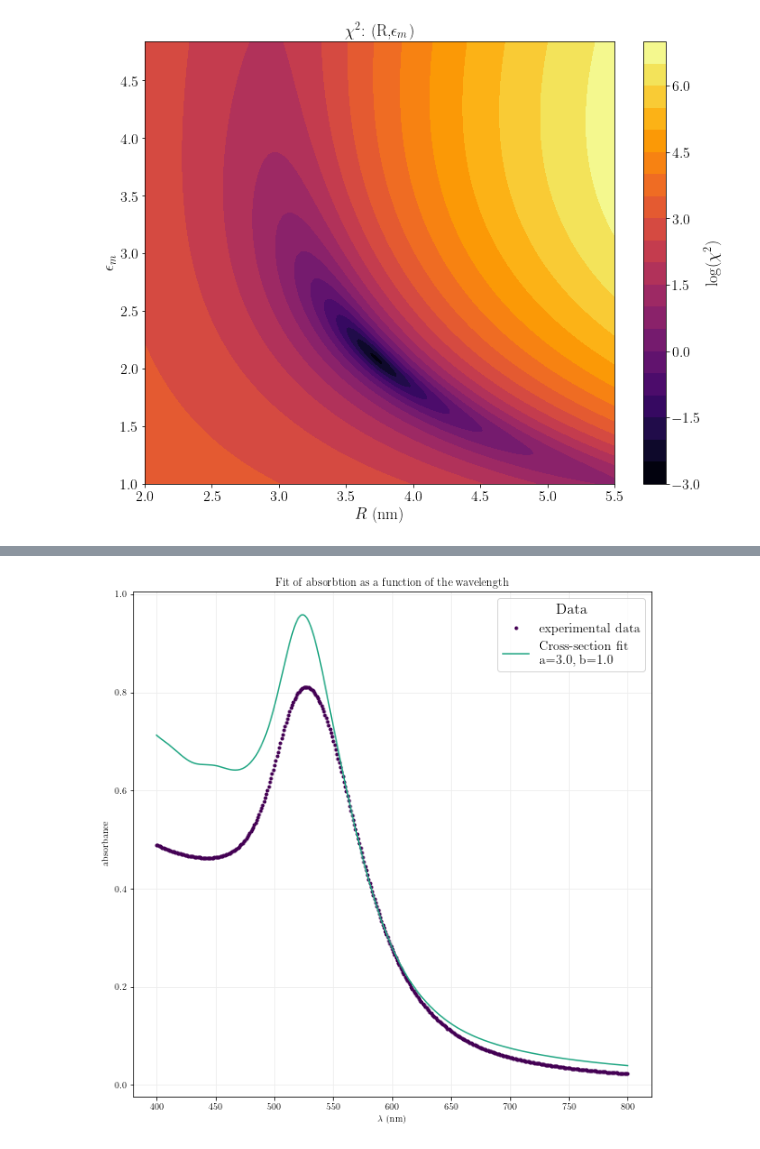
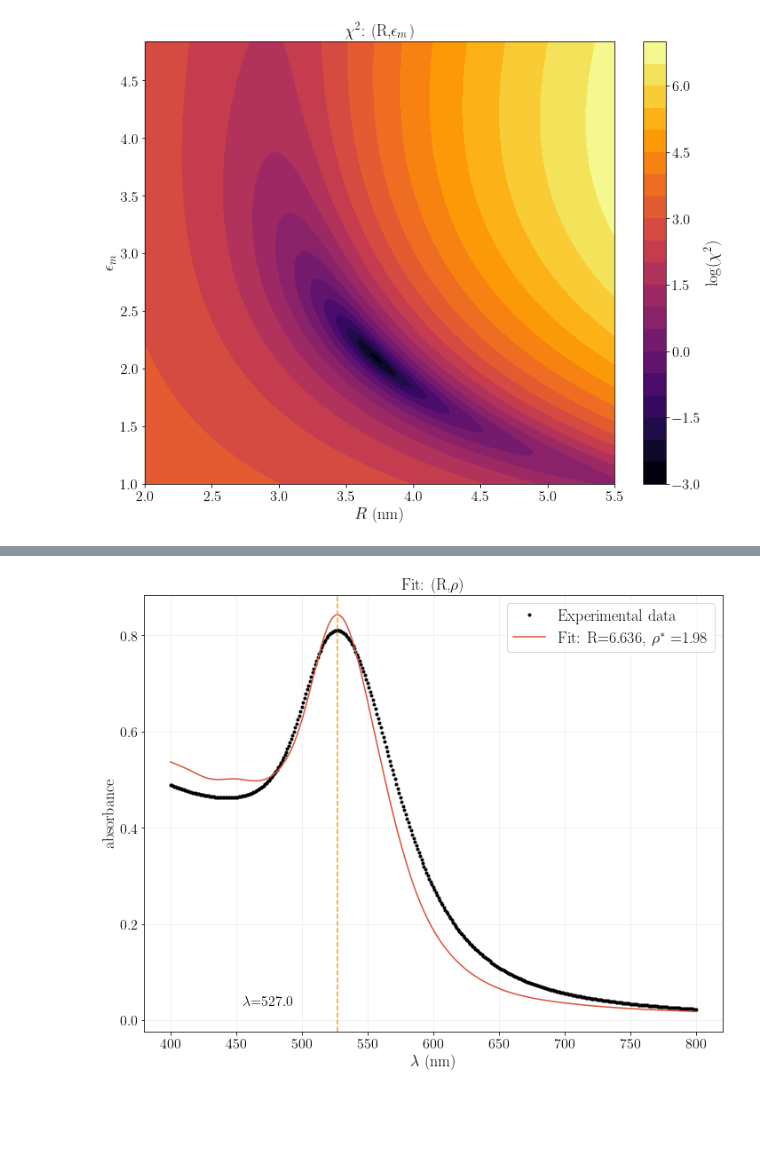
Before and after one commit to azzzoto/NANOPHYSICS_LAB, a Jupyter notebook: labo_1.ipynb, the cells around one changed output, grey strips where cells are left out. Saved outputs shown, nothing was run; the diff lists cells and outputs as text; code cells hidden in the pictures; blank space fills up the shorter version.

```diff
--- a/labo_1.ipynb
+++ b/labo_1.ipynb
@@ -515,16 +514,16 @@ print(f)
 # %%
 # Limit the fit range
-np_data_f = np_data[np_data['lam(nm)']>= 350]
-np_data_f = np_data_f[np_data_f['lam(nm)']<= 650]
+np_data_f = np_data[np_data['lam(nm)']>= 400]
+np_data_f = np_data_f[np_data_f['lam(nm)']<= 600]
 # %%
+# R and rho
+
 #Define the function for the fit R and rho
 def cross_section_rho(x,a,b,bool_lim=False):  # a = R, b=rho
 
     omega = 2 * np.pi * c_speed / x
 
-    epsm = 1.33**2 #1.43*1.43 #1.33*1.33
-
-    constant = np.log10(np.e) * 9/c_speed * 4/3 * np.pi * np.power(10.,7) * np.power(1/10,9) # L'ultimo valore è in piùùùù
+    epsm = 1.33**2#1.43*1.43 #1.33*1.33
 
     if bool_lim==True:
         eps_1 = np.array( np_data_f['eps1'] )
@@ -533,30 +532,29 @@ def cross_section_rho(x,a,b,bool_lim=False):  # a = R, b=rho
         eps_1 = np.array( np_data['eps1'] )
         eps_2 = np.array( np_data['eps2'] )
 
+    eps1 = eps_1_corr(eps_1,omega,a)
+    eps2 = eps_2_corr(eps_2,omega,a)
 
-    np.random.seed(420)
+    const1  = 1/3 * 4/3 * np.pi * 1/c_speed
+    const2 = np.log10(np.e) * np.power(10.,7) * np.power(1/10,9) # L'ultimo valore è in piùùùù
 
-    sigma = 0.
-    mu    = np.log(a) - sigma**2/2 # mean and standard deviation
-    s = np.random.lognormal(mu, sigma, 1000)
-    count, bins = np.histogram(s,bins=30,density=True)
-    bins_centers = (bins[1:]+bins[:-1])/2 # find bincenters
-    binwidth = (bins[1:]-bins[:-1])
+    #a1 = 23.955176683359777 # Major axis
+    #a2 = 20.15448533785579  # Minor axis
+    #ratio=1.2984
+    ecc = np.sqrt( 1 - (1/1.2984)**2 )
+    L1  = (1-ecc**2)/ecc**2 * ( 1/(2*ecc) * np.log((1+ecc)/(1-ecc)) - 1)
+    L2  = (1-L1)/2
+    L3  = L2
 
-    absorbance = [0]*len(bins_centers)
+    summation = eps2/L1**2 / ( ( eps1 + epsm * (1-L1)/L1)**2 + eps2**2)   +  2 * eps2/L2**2 / ( ( eps1 + epsm * (1-L2)/L2)**2 + eps2**2)
 
-    for i in range(len(bins_centers)):
-        eps1 = eps_1_corr(eps_1,omega,bins_centers[i])
-        eps2 = eps_2_corr(eps_2,omega,bins_centers[i])
-        absorbance[i] = count[i] * constant * np.power(epsm,3/2) * np.power(bins_centers[i],3) * b * omega * np.divide(eps2, np.power(eps1+2*epsm,2) + np.power(eps2,2) )
+    sigma = const1 * const2 * b * omega * np.power(epsm,3/2) * np.power(a,3) * summation
 
-    absorbance = sum(absorbance)
+    return sigma
 
-    return absorbance
-
-
-R_list = np.linspace(3, 7, num=100)
-rho_list = np.linspace(1,10, num=100)
+#R_list = np.linspace(3, 10, num=100)
+R_list = np.linspace(6., 9., num=100)
+rho_list = np.linspace(1.,2., num=100)
 
 x = np.array( np_data_f['lam(nm)'] )
 y = np.array( np_data_f['abs'] )
@@ -590,7 +588,7 @@ print('b=',b)
 # Plot
 fig, (ax1) = plt.subplots(1, 1, figsize=(10,10))
 
-ax1.plot(x,y,'.',color=palette.viridis(6)[0], label= 'experimental data')
+ax1.plot(x,y,'.',color=palette.inferno(6)[0], label= 'experimental data')
 string= 'Cross-section fit \n a='+str(round(a,3))+', b='+str(round(b,3))
 ax1.plot(x,cross_section_rho(x,a,b,bool_lim=True),'',color=palette.viridis(6)[3], label=string)
 
@@ -609,15 +607,44 @@ ax1.grid(color='0.93')
 
 
 ## Plot
-fig, (ax1) = plt.subplots(1, 1, figsize=(10,10))
+fig, (ax1) = plt.subplots(1, 1, figsize=(10,8))
 #
-ax1.plot(np_data['lam(nm)'],np_data['abs'],'.',color=palette.viridis(6)[0], label= 'experimental data')
-string= 'Cross-section fit \n a='+str(round(a,3))+', b='+str(round(b,3))
-ax1.plot(np_data['lam(nm)'],cross_section_rho(np_data['lam(nm)'], a,b),'',color=palette.viridis(6)[3],label=string)
+ax1.plot(np_data['lam(nm)'],np_data['abs'],'.',color=palette.inferno(6)[0], label= 'Experimental data')
+string= 'Fit:  R='+str(round(a,3))+', $\\rho^*$ ='+str(round(b,3))
+#ax1.plot(np_data['lam(nm)'],cross_section_rho(np_data['lam(nm)'], 5.3,4.05),'',color='red',label=string)
+#ax1.plot(np_data['lam(nm)'],cross_section_rho(np_data['lam(nm)'], 6.6,2.),'',color=palette.viridis(6)[3],label=string)
+ax1.plot(np_data['lam(nm)'],cross_section_rho(np_data['lam(nm)'], a, b),'',color=palette.inferno(6)[3],label=string)
+ax1.legend(fontsize=18,title_fontsize=18,loc='best')
+ax1.set_title('Fit: (R,$\\rho$)',fontsize=18)
+ax1.set_xlabel(r'$\lambda$ (nm)',fontsize=18)
+ax1.set_ylabel(r'absorbance',fontsize=18)
+ax1.grid(color='0.93')
+ax1.tick_params(axis="x", labelsize=16)
+ax1.tick_params(axis="y", labelsize=16)
 
-ax1.legend(title='Data',fontsize=14,title_fontsize=16,loc='best')
-ax1.set_title('Fit of absorbtion as a function of the wavelength')
-ax1.set_xlabel('$\lambda$ (nm)')
-ax1.set_ylabel('absorbance')
-ax1.grid(color='0.93')
+# Max centroid
+id_centr = np.argmax(cross_section_rho(np_data['lam(nm)'], a, b))
+centr = np_data['lam(nm)'][id_centr]
+print('Centroid:', centr)
+ax1.axvline(x=centr,ls='--',color=palette.inferno(6)[4])
+s = '$\\lambda$='+ str(centr)
+plt.text(455, 0.03, s, fontsize=16)
+
+
+if not os.path.isdir('./images'):
+        os.mkdir('./data1/images')
+
+plt.rc('text', usetex=True)
+plt.rc('font', family='serif')
+
+plt.tight_layout()
+plt.savefig('images/1_fit_GANS.pdf', format='pdf')
+
+
+val = np.sum( np.power( y - cross_section_rho(x,5.9,3.6,bool_lim=True), 2)  /(np.power(error,2)) )
+print(val)
+
+# Max centroid
+id_centr = np.argmax(cross_section_rho(np_data['lam(nm)'], a, b))
+print('Centroid:', np_data['lam(nm)'][id_centr])
 # %% [output]
@@ -629 +659 @@ b= 1.0
-[figure, old version]
+[figure, new version]
```
Also changed, not shown: parts of 23 cells of this notebook, 23 other files.
